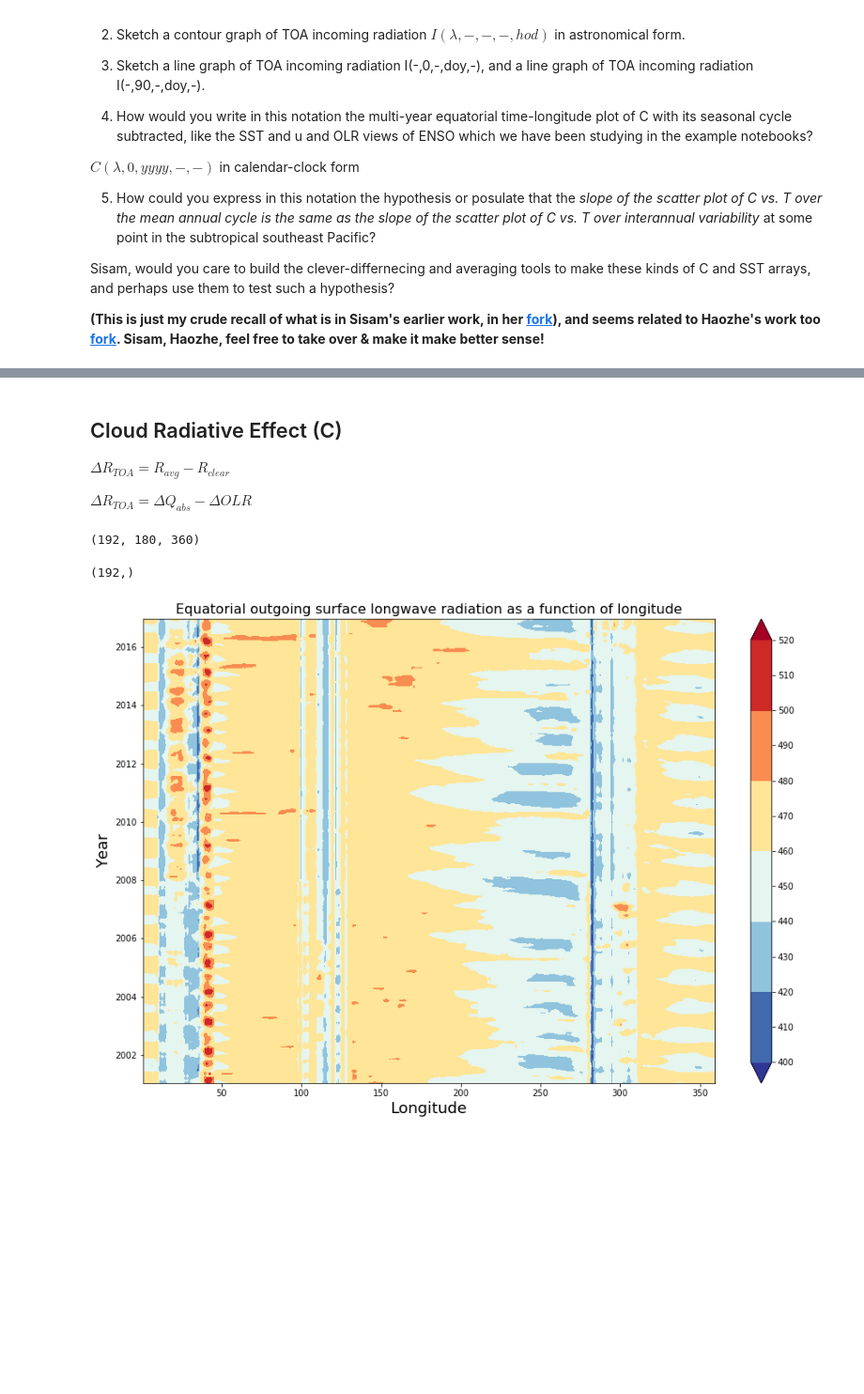
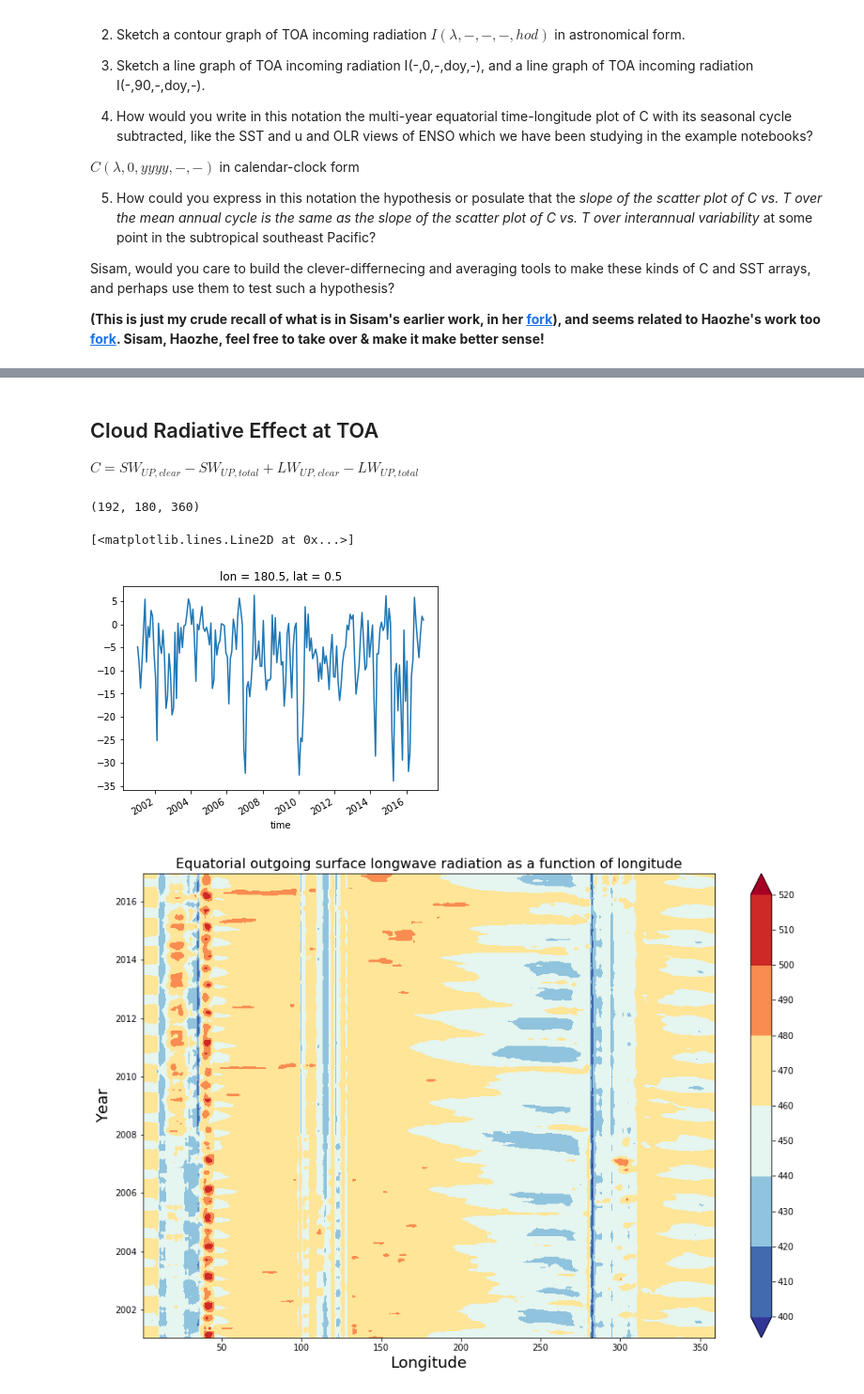
Before and after one commit to sisams/MPO624-2020, a Jupyter notebook: Course_Modules_Topics_Notebooks/2020 students modeling assignment/SisamSimplemodels_COVID_and_student_projects.ipynb, the cells around one changed output, grey strips where cells are left out. Shown at 94% size. Drawn from its saved outputs; the diff is of its cells as text; code cells hidden in the pictures; blank space fills up the shorter version.

```diff
--- a/Course_Modules_Topics_Notebooks/2020 students modeling assignment/SisamSimplemodels_COVID_and_student_projects.ipynb
+++ b/Course_Modules_Topics_Notebooks/2020 students modeling assignment/SisamSimplemodels_COVID_and_student_projects.ipynb
@@ -365,14 +346,11 @@ Data variables:
-# %% [markdown]
-## Cloud Radiative Effect (C) ##
-
-$\Delta R_{TOA} = R_{avg} - R_{clear} $
-
-
-$\Delta R_{TOA} = \Delta Q_{abs} - \Delta OLR $
+# %% [markdown]
+## Cloud Radiative Effect at TOA ##
+
+$C = SW_{UP,clear} - SW_{UP,total} + LW_{UP,clear} - LW_{UP,total}$
 # %%
 #calculate change in absorbed solar radiation at TOA
 #My dataset doesn't have an incoming shortwave for clear sky
-sdtc = dataset2.rsdt
+sdtc = dataset2.rsutcs -dataset2.rsut
 # %%
 #claculate change in outgoing longwave radiation at TOA
 
@@ -380,7 +358,7 @@ lutc = dataset2.rlutcs - dataset2.rlut
 # %%
 #calculte TOA Cloud Radiative Effect
 
-C = sdtc - lutc
+C = sdtc + lutc
 
 C.shape
 # %% [output]
@@ -388,9 +366,10 @@ C.shape
 # %%
 Cplot=C.sel(lat=0,lon=180, method='nearest')
 
-Cplot.shape
+Cplot.plot()
 # %% [output]
-(192,)
+[<matplotlib.lines.Line2D at 0x...>]
+[figure, added]
 # %%
 # #calculate CRE at surface
 
```
Also changed, not shown: parts of 1 cell of this notebook, 4 other files.
